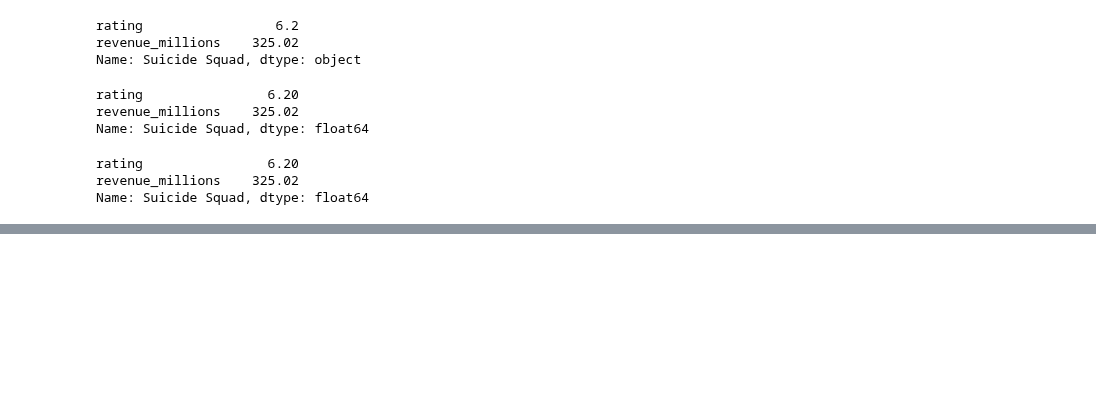
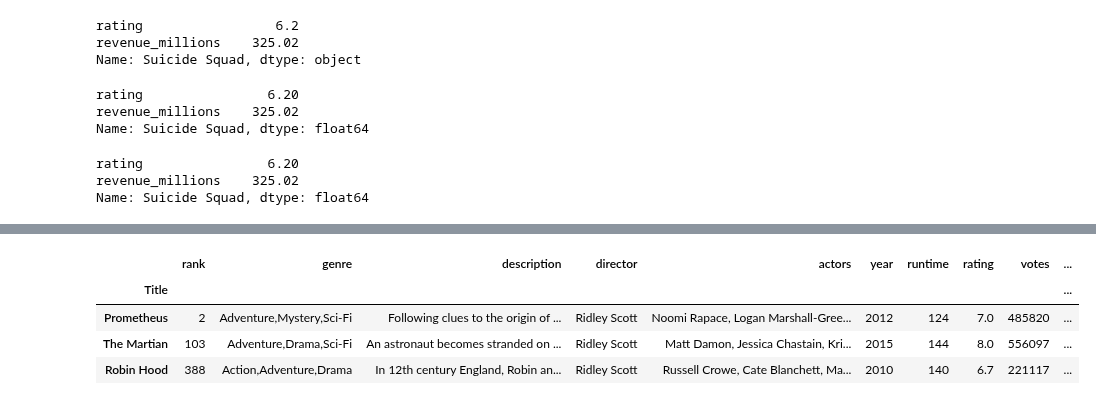
Before and after one commit to santhoshmc/machine-learning, a Jupyter notebook: Python_Pandas.ipynb, the cells around one changed output, grey strips where cells are left out. Drawn from its saved outputs; the diff is of its cells as text; code cells hidden in the pictures; blank space fills up the shorter version.

```diff
--- a/Python_Pandas.ipynb
+++ b/Python_Pandas.ipynb
@@ -520,0 +539,8 @@ movies_subset
+# %%
+movies_df[movies_df['director'] == 'Ridley Scott'].head(3)
+# %% [output]
+|  | rank | genre | description | director | actors | year | runtime | rating | votes | ... |
+| Title |  |  |  |  |  |  |  |  |  | ... |
+| Prometheus | 2 | Adventure,Mystery,Sci-Fi | Following clues to the origin of ... | Ridley Scott | Noomi Rapace, Logan Marshall-Gree... | 2012 | 124 | 7.0 | 485820 | ... |
+| The Martian | 103 | Adventure,Drama,Sci-Fi | An astronaut becomes stranded on ... | Ridley Scott | Matt Damon, Jessica Chastain, Kri... | 2015 | 144 | 8.0 | 556097 | ... |
+| Robin Hood | 388 | Action,Adventure,Drama | In 12th century England, Robin an... | Ridley Scott | Russell Crowe, Cate Blanchett, Ma... | 2010 | 140 | 6.7 | 221117 | ... |
```
Also changed, not shown: parts of 9 cells of this notebook.
